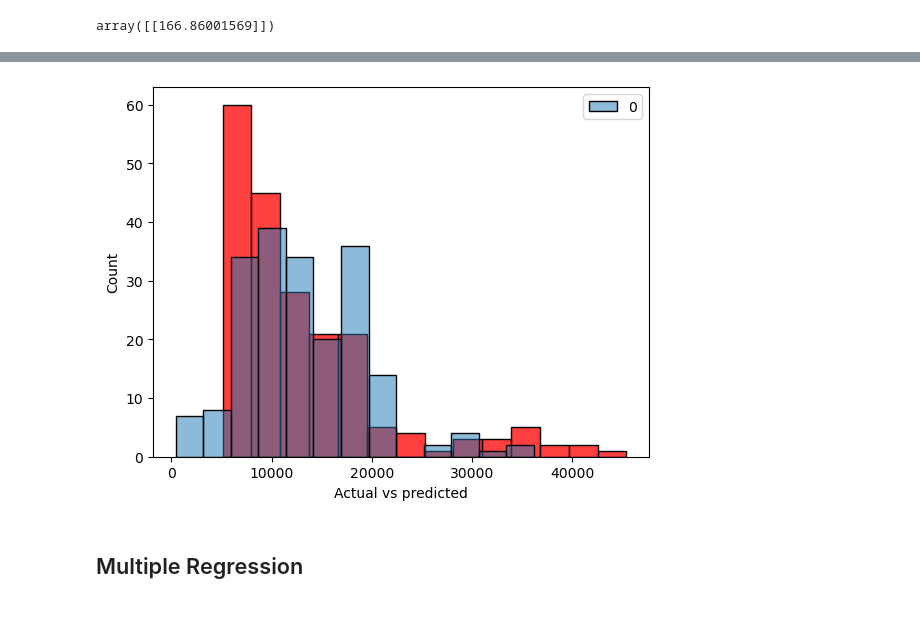
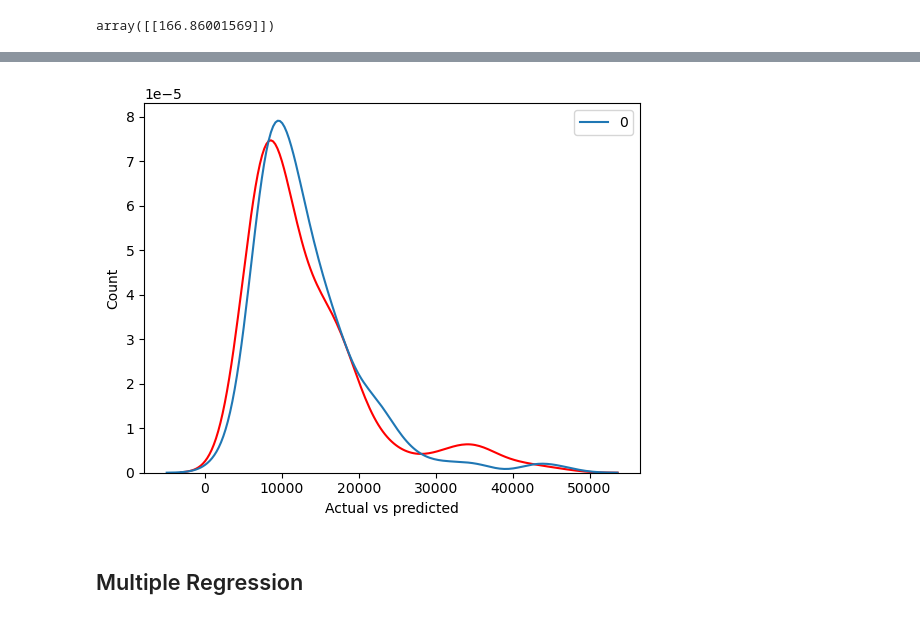
Before and after one commit to mynkchn/Drive-Into-Analysis, a Jupyter notebook: Used Car Pricing/used_car_pricing.ipynb, the cells around one changed output, grey strips where cells are left out. Drawn from its saved outputs; the diff is of its cells as text; code cells hidden in the pictures.

```diff
--- a/Used Car Pricing/used_car_pricing.ipynb
+++ b/Used Car Pricing/used_car_pricing.ipynb
@@ -521,11 +521,11 @@ sns.residplot(x=Y,y=residuals,lowess=True)
 # %%
-sns.histplot(df['price'],color='red')
-sns.histplot(Yhat,color='blue')
+sns.kdeplot(df['price'],color='red')
+sns.kdeplot(Yhat1,color='blue')
 plt.xlabel('Actual vs predicted')
 plt.ylabel('Count')
 plt.show()
 # %% [output]
-[figure, old version]
+[figure, new version]
 # %% [markdown]
 ## Multiple Regression
 # %% [markdown]
```
Also changed, not shown: parts of 35 cells of this notebook.
